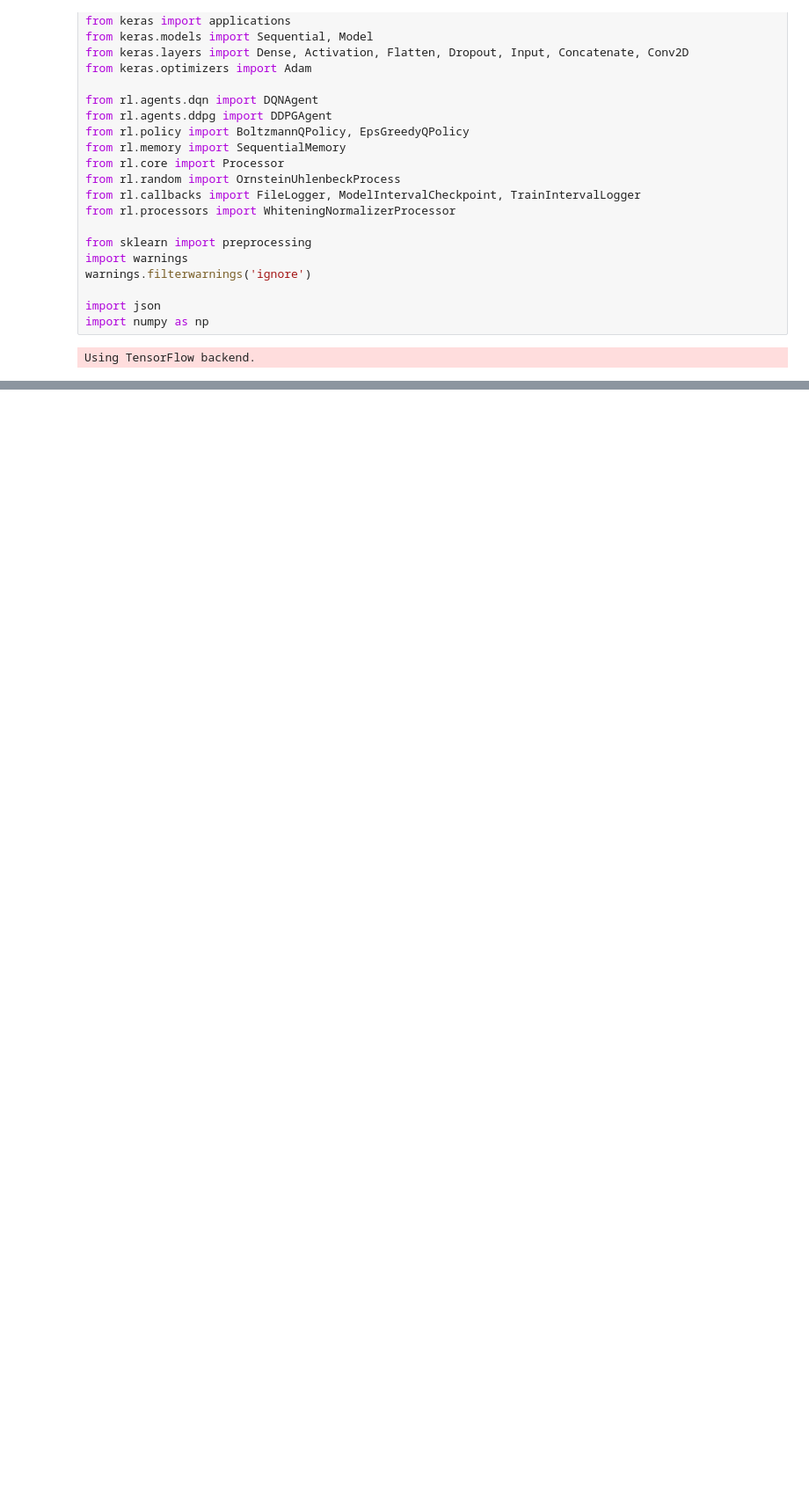
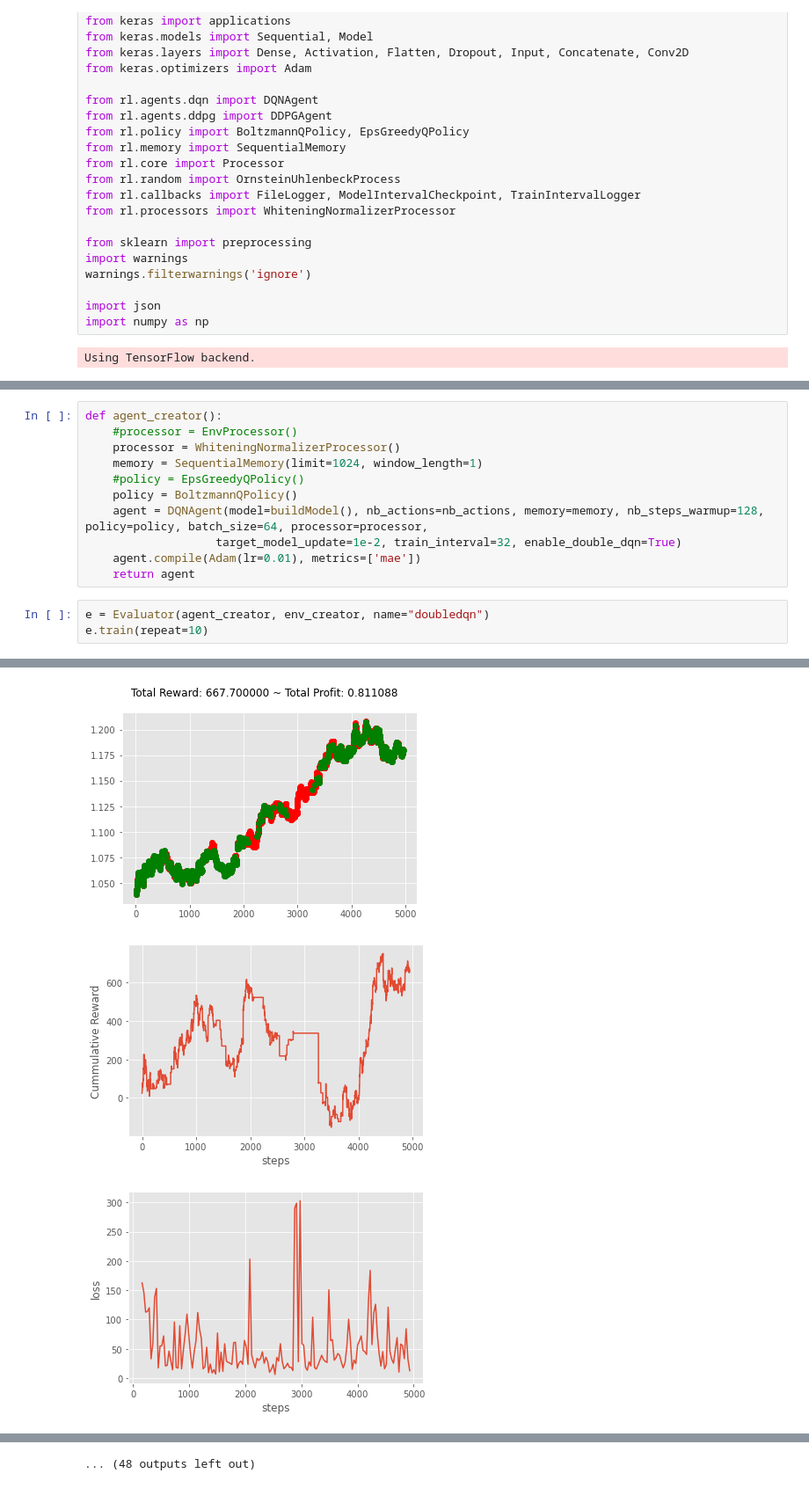
Before and after one commit to wliant/mtech-sls, a Jupyter notebook: TestEvaluation.ipynb, the cells around one changed output, grey strips where cells are left out. Shown at 88% size. Saved outputs shown, nothing was run; the diff lists cells and outputs as text; blank space fills up the shorter version.

```diff
--- a/TestEvaluation.ipynb
+++ b/TestEvaluation.ipynb
@@ -133,0 +142,15 @@ e.test(gym.make('forex-v0', frame_bound=(5000, 6000), window_size=10))
+# %%
+def agent_creator():
+    #processor = EnvProcessor()
+    processor = WhiteningNormalizerProcessor()
+    memory = SequentialMemory(limit=1024, window_length=1)
+    #policy = EpsGreedyQPolicy()
+    policy = BoltzmannQPolicy()
+    agent = DQNAgent(model=buildModel(), nb_actions=nb_actions, memory=memory, nb_steps_warmup=128, policy=policy, batch_size=64, processor=processor,
+                   target_model_update=1e-2, train_interval=32, enable_double_dqn=True)
+    agent.compile(Adam(lr=0.01), metrics=['mae'])
+    return agent
+# %%
+e = Evaluator(agent_creator, env_creator, name="doubledqn")
+e.train(repeat=10)
+# %% [output]
@@ -133,0 +167,3 @@ e.test(gym.make('forex-v0', frame_bound=(5000, 6000), window_size=10))
+[figure, added]
+[figure, added]
+[figure, added]
@@ -133,0 +187 @@ e.test(gym.make('forex-v0', frame_bound=(5000, 6000), window_size=10))
+... (48 outputs left out)
```
Also changed, not shown: parts of 11 cells of this notebook.
